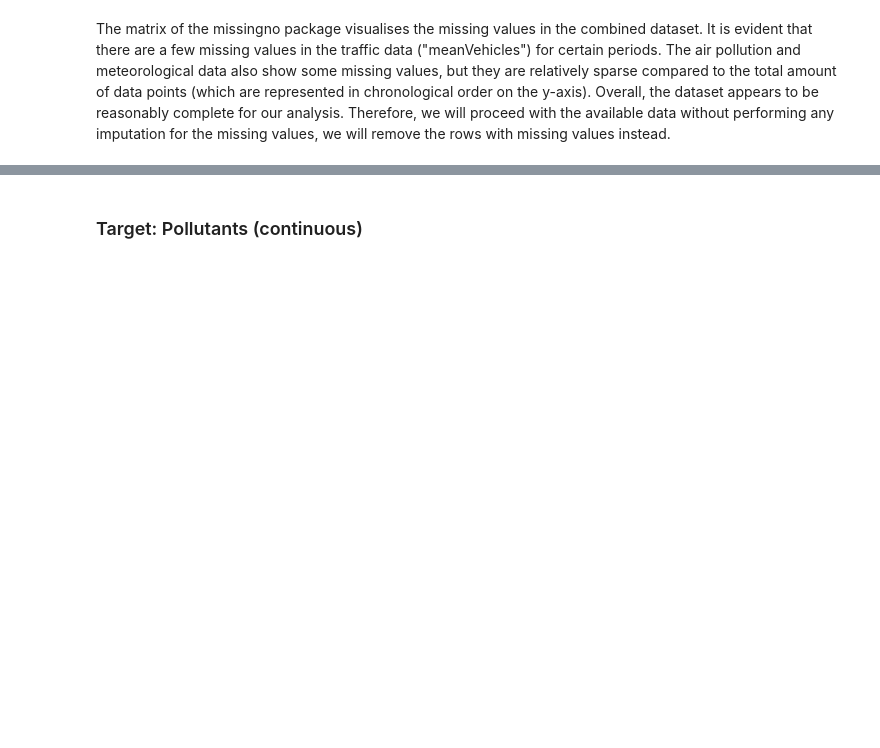
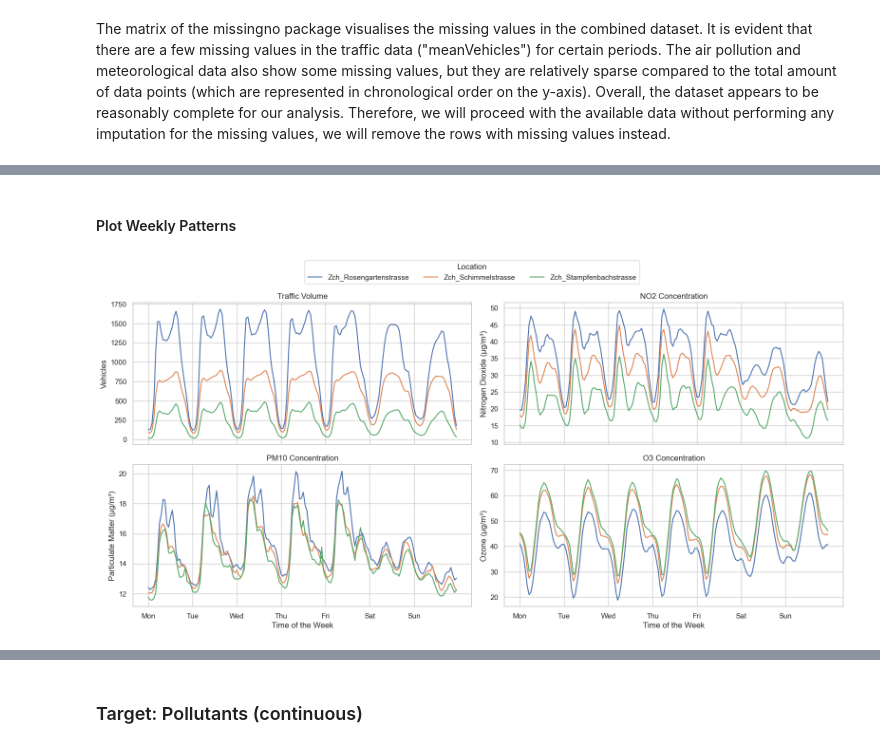
Before and after one commit to JitkaRantanen/AS2025_CO2-GroupProject, a Jupyter notebook: Masterfile.ipynb, the cells around one changed output, grey strips where cells are left out. Saved outputs shown, nothing was run; the diff lists cells and outputs as text; code cells hidden in the pictures; blank space fills up the shorter version.

```diff
--- a/Masterfile.ipynb
+++ b/Masterfile.ipynb
@@ -928,0 +981,25 @@ df_combined excl nan: (197251, 20)
+# %% [markdown]
+#### Plot Weekly Patterns
+# %%
+sns.set_theme(style="whitegrid")
+
+fig, axes = plt.subplots(2, 2, figsize=(16, 8), sharex=True)
+axes = axes.flatten()
+
+plot_average_week(df_combined_excl_nan, "meanVehicles", "Vehicles", "Traffic Volume", axes[0])
+plot_average_week(df_combined_excl_nan, "NO2", "Nitrogen Dioxide (µg/m³)", "NO2 Concentration", axes[1])
+plot_average_week(df_combined_excl_nan, "PM10", "Particulate Matter (µg/m³)", "PM10 Concentration", axes[2])
+plot_average_week(df_combined_excl_nan, "O3", "Ozone (µg/m³)", "O3 Concentration", axes[3])
+
+# Only one legend for all subplots
+handles, labels = axes[0].get_legend_handles_labels()
+fig.legend(handles, labels, title="Location", loc="upper center", ncol=len(labels))
+
+# Remove individual legends
+for ax in axes:
+    ax.legend_.remove()
+
+plt.tight_layout(rect=(0.0, 0.0, 1.0, 0.93))
+plt.show()
+# %% [output]
+[figure, added]
```
Also changed, not shown: parts of 94 cells of this notebook.
